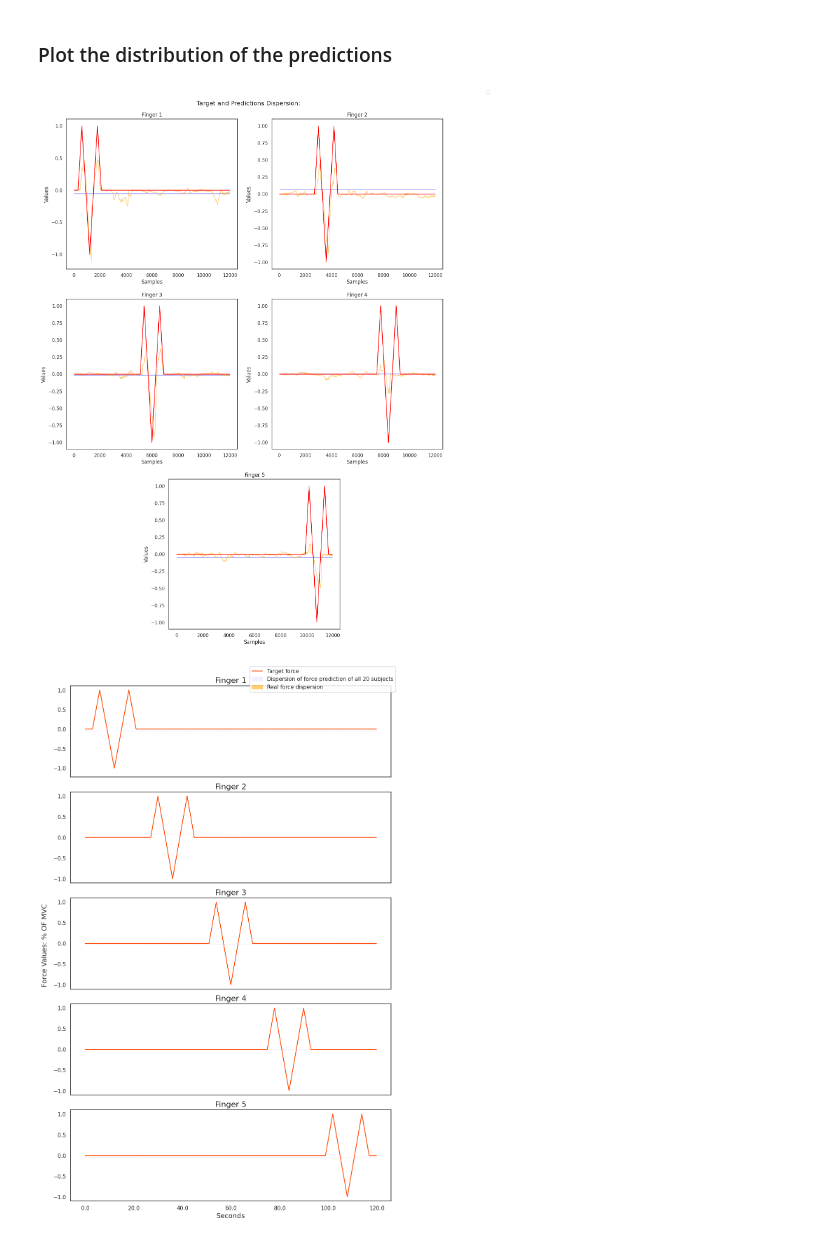
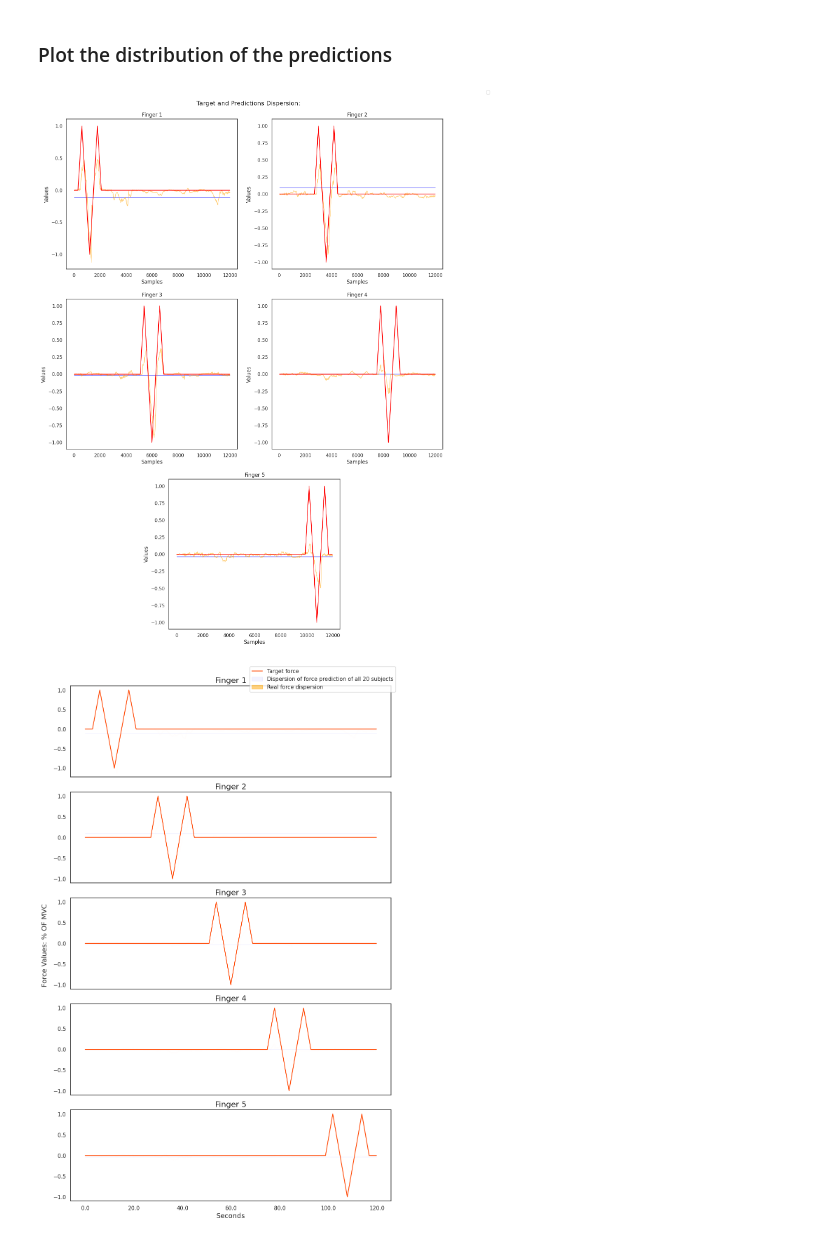
Before and after one commit to lujoba/emg_estimator, a Jupyter notebook: evaluation/Evaluation Notebook.ipynb, the cells around one changed output. Cells and saved outputs as stored; diff of their text form; code cells hidden in the pictures.

```diff
--- a/evaluation/Evaluation Notebook.ipynb
+++ b/evaluation/Evaluation Notebook.ipynb
@@ -294,9 +294,9 @@ fs = 2048.0
 cutoff = 50.0
 
 filtered_signals = []
-for subject in range(len(predicted_test[0])):
+for subject in range(len(predicted_test)):
     # Supondo que predicted_test seja uma matriz de dimensão (20, comprimento_do_sinal)
-    filtered_signal = butter_lowpass_filter(predicted_test[subject], cutoff, fs,  order=4)
+    filtered_signal = butter_lowpass_filter(predicted_test[subject - 1], cutoff, fs,  order=4)
     filtered_signals.append(filtered_signal)
 
 # Create subplots in a 3x4 grid
@@ -338,34 +338,34 @@ for i in range(5):
     plt.plot(base_force_signals[i], color="red", label="Target force")
 
     # Plot prediction dispersion
     for prediction in predicted_test:
         x_values = np.arange(0, len(filtered_signals[0]))
         ax.fill_between(x_values, min_values[:, i], max_values[:, i], color='blue', alpha=0.5, label="Dispersion of force prediction of all 20 subjects")
 
     # Plot real force dispersion
     for force in outputs:
         label = "Dispersion of real force of all 20 subjects"  # Create label for each filled area
         x_values = np.arange(0, len(outputs[0]))
         ax.fill_between(x_values, min_force_values[:, i], max_force_values[:, i], color='orange', alpha=0.5)
 
     ax.set_title(f"Finger {i+1}")
     ax.set_xlabel("Samples")
     ax.set_ylabel("Values")
 
 # Turn off the middle subplot
 ax = plt.subplot(gs[5])
 ax.axis('off')
 
 # Adjust layout
 plt.subplots_adjust(top=0.95)
 # Add legend
 handles, labels = ax.get_legend_handles_labels()
 fig.legend(handles, labels, loc='upper right')
 
 # Show the plot
 plt.show()
 # %% [output]
-[figure, old version]
+[figure, new version]
 # %%
 # Define a função para converter de samples para segundos
 def samples_to_seconds(samples, sample_rate):
```
Also changed, not shown: parts of 4 cells of this notebook, 3 other files.
